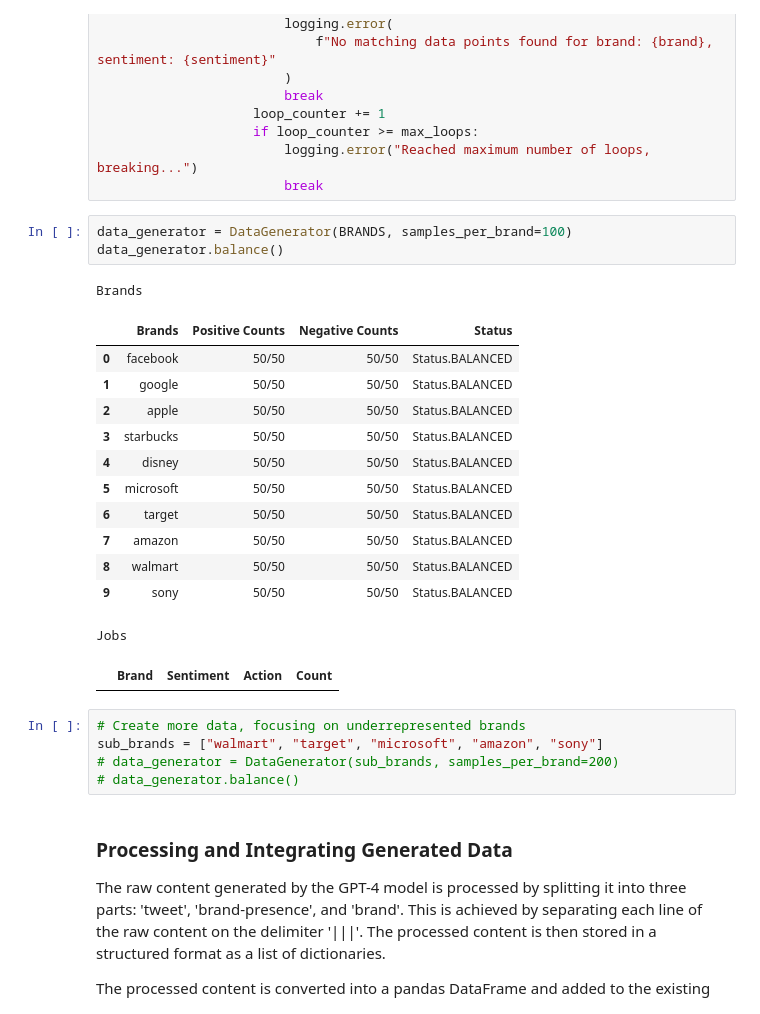
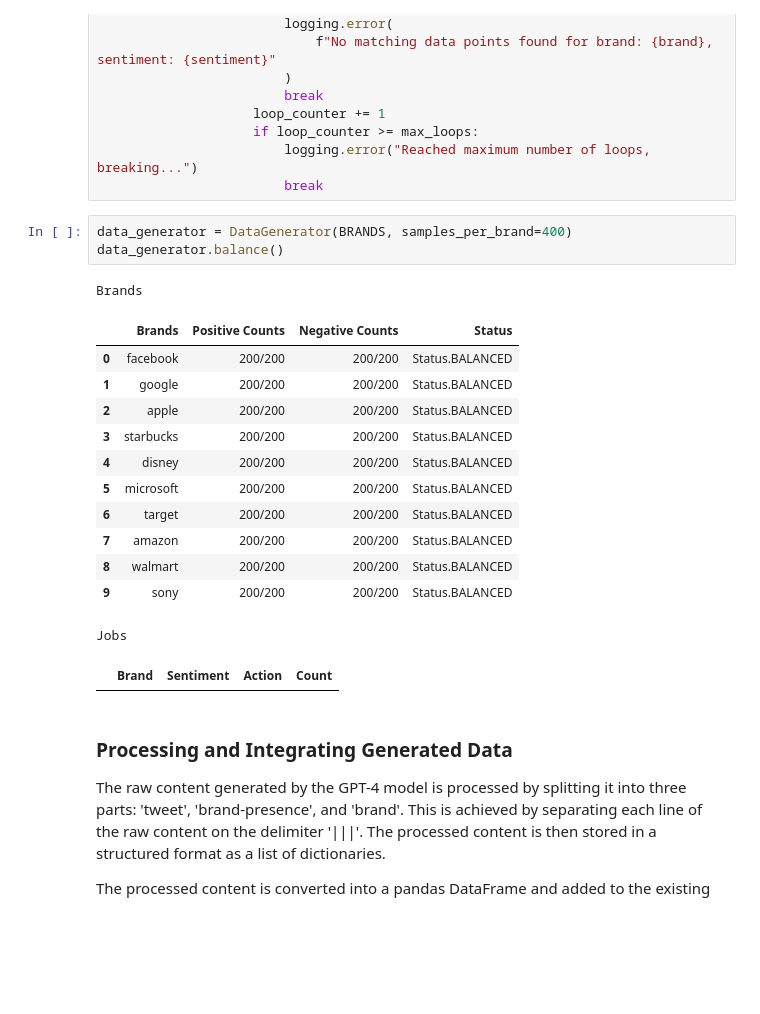
Before and after one commit to subsystem3/project, a Jupyter notebook: project.ipynb, the cells around one changed output. Drawn from its saved outputs; the diff is of its cells as text; blank space fills up the shorter version.

```diff
--- a/project.ipynb
+++ b/project.ipynb
@@ -1171,28 +1171,23 @@ class DataGenerator:
                         logging.error("Reached maximum number of loops, breaking...")
                         break
 # %%
-data_generator = DataGenerator(BRANDS, samples_per_brand=100)
+data_generator = DataGenerator(BRANDS, samples_per_brand=400)
 data_generator.balance()
 # %% [output]
 Brands
 |  | Brands | Positive Counts | Negative Counts | Status |
-| 0 | facebook | 50/50 | 50/50 | Status.BALANCED |
-| 1 | google | 50/50 | 50/50 | Status.BALANCED |
-| 2 | apple | 50/50 | 50/50 | Status.BALANCED |
-| 3 | starbucks | 50/50 | 50/50 | Status.BALANCED |
-| 4 | disney | 50/50 | 50/50 | Status.BALANCED |
-| 5 | microsoft | 50/50 | 50/50 | Status.BALANCED |
-| 6 | target | 50/50 | 50/50 | Status.BALANCED |
-| 7 | amazon | 50/50 | 50/50 | Status.BALANCED |
-| 8 | walmart | 50/50 | 50/50 | Status.BALANCED |
-| 9 | sony | 50/50 | 50/50 | Status.BALANCED |
+| 0 | facebook | 200/200 | 200/200 | Status.BALANCED |
+| 1 | google | 200/200 | 200/200 | Status.BALANCED |
+| 2 | apple | 200/200 | 200/200 | Status.BALANCED |
+| 3 | starbucks | 200/200 | 200/200 | Status.BALANCED |
+| 4 | disney | 200/200 | 200/200 | Status.BALANCED |
+| 5 | microsoft | 200/200 | 200/200 | Status.BALANCED |
+| 6 | target | 200/200 | 200/200 | Status.BALANCED |
+| 7 | amazon | 200/200 | 200/200 | Status.BALANCED |
+| 8 | walmart | 200/200 | 200/200 | Status.BALANCED |
+| 9 | sony | 200/200 | 200/200 | Status.BALANCED |
 Jobs
 |  | Brand | Sentiment | Action | Count |
-# %%
-# Create more data, focusing on underrepresented brands
-sub_brands = ["walmart", "target", "microsoft", "amazon", "sony"]
-# data_generator = DataGenerator(sub_brands, samples_per_brand=200)
-# data_generator.balance()
 # %% [markdown]
 ### Processing and Integrating Generated Data
 
```
Also changed, not shown: parts of 51 cells of this notebook, 8 other files.
